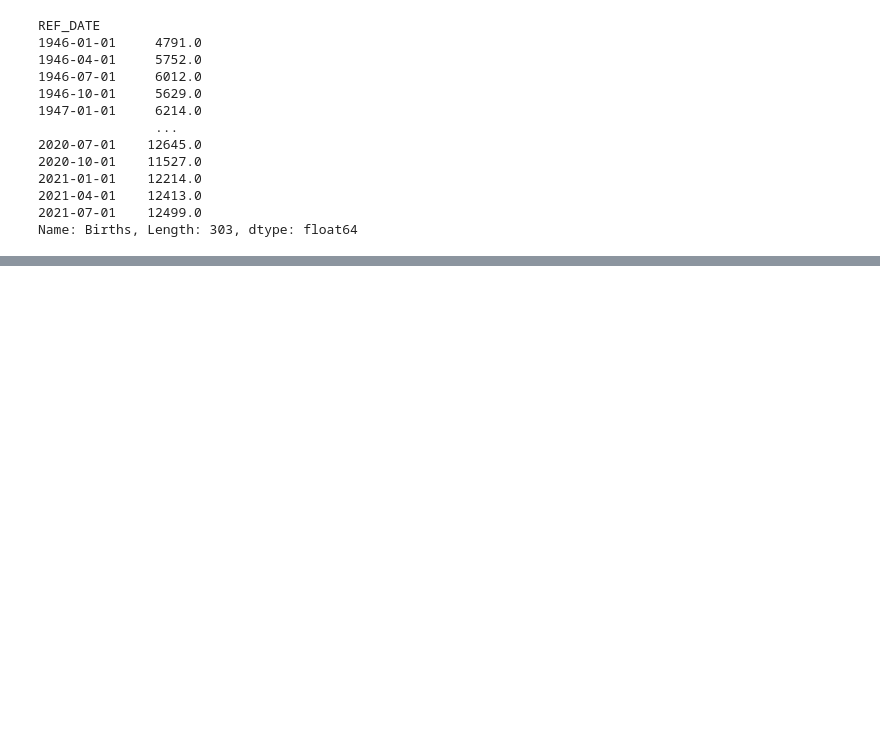
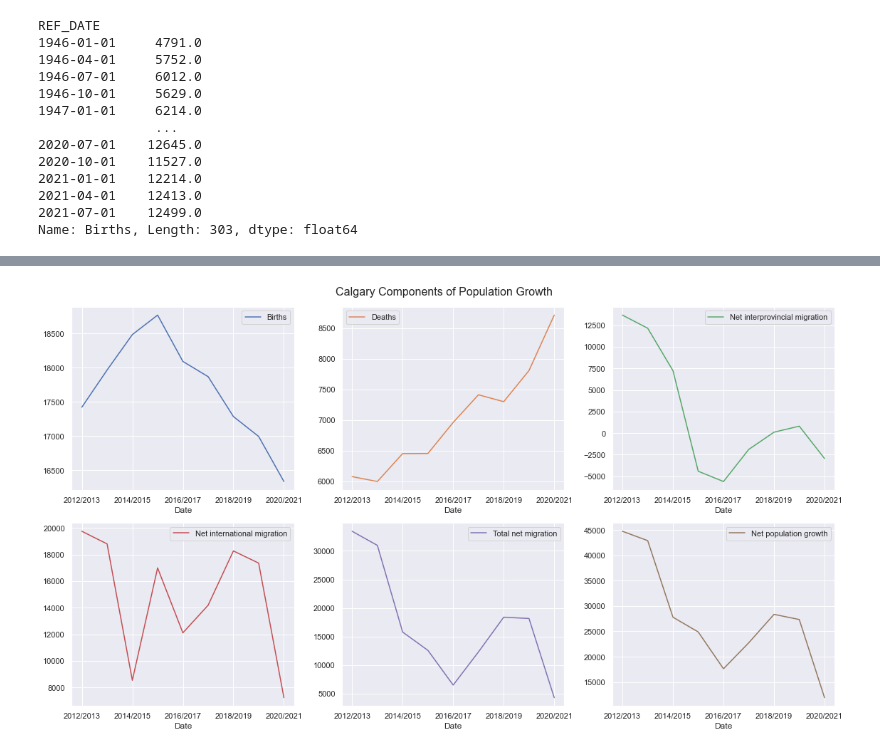
Before and after one commit to doublebigmak/housing_stats, a Jupyter notebook: ab_migration.ipynb, the cells around one changed output, grey strips where cells are left out. Drawn from its saved outputs; the diff is of its cells as text; code cells hidden in the pictures; blank space fills up the shorter version.

```diff
--- a/ab_migration.ipynb
+++ b/ab_migration.ipynb
@@ -209,0 +198,4 @@ Name: Births, Length: 303, dtype: float64
+# %%
+cal_mig_allage = cal_mig[cal_mig['Age group']=='All ages']
+# %%
+cal_mig_allage=cal_mig_allage[['REF_DATE','Components of population growth','VALUE']]
@@ -209,0 +216,8 @@ Name: Births, Length: 303, dtype: float64
+# %%
+cal_all_pivot = cal_mig_allage.pivot(index='REF_DATE',columns='Components of population growth',values='VALUE')
+# %%
+cal_all_pivot['Net international migration']=cal_all_pivot['Immigrants']+cal_all_pivot['Net non-permanent residents']-cal_all_pivot['Emigrants']-cal_all_pivot['Net temporary emigration']+cal_all_pivot['Returning emigrants']
+
+cal_all_pivot['Total net migration']=cal_all_pivot['Net interprovincial migration']+cal_all_pivot['Net international migration']
+
+cal_all_pivot['Net population growth']=cal_all_pivot['Total net migration']+ cal_all_pivot['Births']-cal_all_pivot['Deaths']
@@ -209,0 +245,11 @@ Name: Births, Length: 303, dtype: float64
+# %%
+fig, ax = plt.subplots(nrows=2,ncols=3,figsize=(16,9))
+fig.suptitle('Calgary Components of Population Growth', fontsize=16)
+
+
+
+cal_all_pivot[['Births','Deaths','Net interprovincial migration','Net international migration','Total net migration','Net population growth']]['2012/2013':].plot(subplots=True,xlabel='Date',ax=ax)
+plt.tight_layout()
+plt.savefig('cal_pop_growth_short.png')
+# %% [output]
+[figure, added]
```
Also changed, not shown: parts of 16 cells of this notebook, 11 other files.
